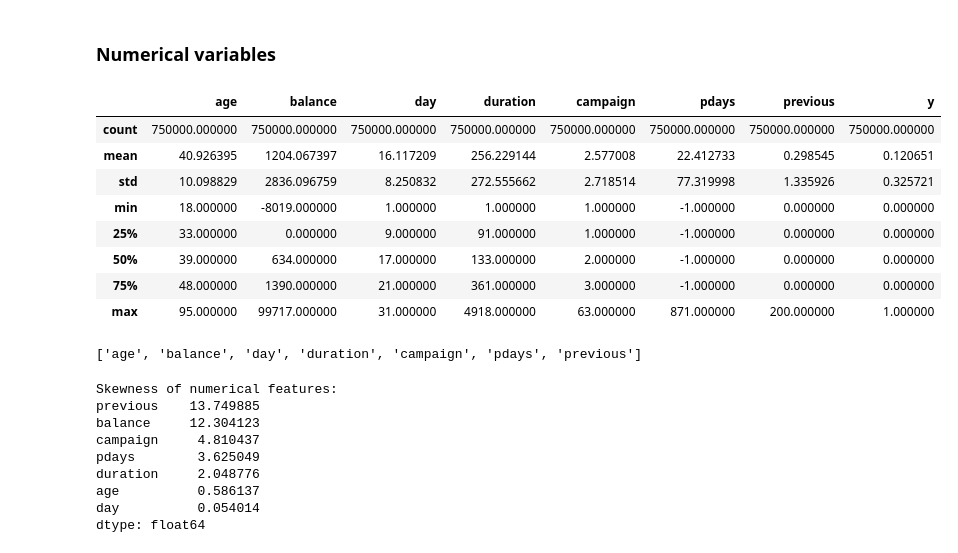
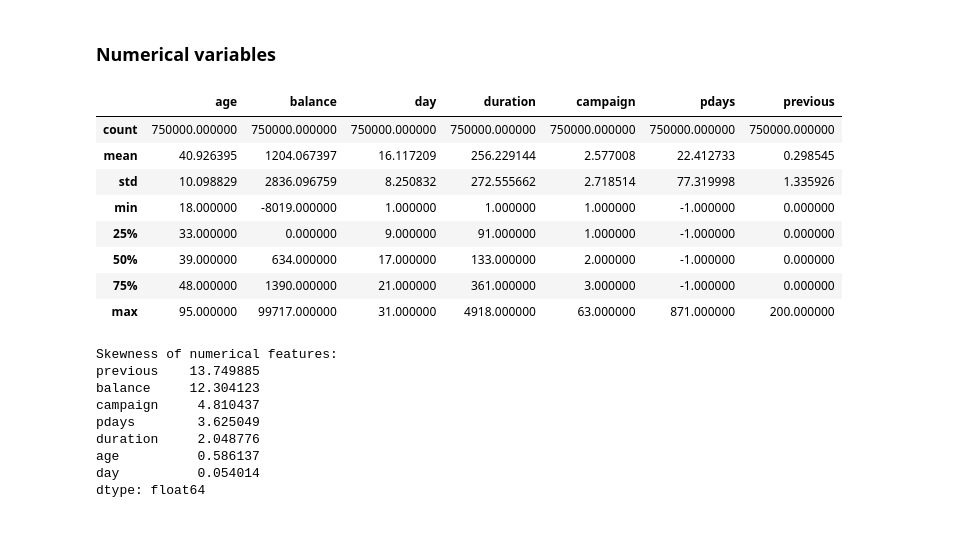
Before and after one commit to lucazini03/corradinizini-bank-classification, a Jupyter notebook: data-software/eda.ipynb, the cells around one changed output. Cells and saved outputs as stored; diff of their text form; code cells hidden in the pictures.

```diff
--- a/data-software/eda.ipynb
+++ b/data-software/eda.ipynb
@@ -192,22 +253,18 @@ def encode_categorical(train, test, method='onehot'):
 # %%
 #we describe the train dataset to get a statistical summary of the numerical features (not the categorical ones!)
 numeric_cols = train.select_dtypes(include=[np.number]).columns
-train[numeric_cols].describe()
+numerical_features = [col for col in numeric_cols if col != 'y']
+train[numerical_features].describe()
 # %% [output]
-|  | age | balance | day | duration | campaign | pdays | previous | y |
-| count | 750000.000000 | 750000.000000 | 750000.000000 | 750000.000000 | 750000.000000 | 750000.000000 | 750000.000000 | 750000.000000 |
-| mean | 40.926395 | 1204.067397 | 16.117209 | 256.229144 | 2.577008 | 22.412733 | 0.298545 | 0.120651 |
-| std | 10.098829 | 2836.096759 | 8.250832 | 272.555662 | 2.718514 | 77.319998 | 1.335926 | 0.325721 |
-| min | 18.000000 | -8019.000000 | 1.000000 | 1.000000 | 1.000000 | -1.000000 | 0.000000 | 0.000000 |
-| 25% | 33.000000 | 0.000000 | 9.000000 | 91.000000 | 1.000000 | -1.000000 | 0.000000 | 0.000000 |
-| 50% | 39.000000 | 634.000000 | 17.000000 | 133.000000 | 2.000000 | -1.000000 | 0.000000 | 0.000000 |
-| 75% | 48.000000 | 1390.000000 | 21.000000 | 361.000000 | 3.000000 | -1.000000 | 0.000000 | 0.000000 |
-| max | 95.000000 | 99717.000000 | 31.000000 | 4918.000000 | 63.000000 | 871.000000 | 200.000000 | 1.000000 |
+|  | age | balance | day | duration | campaign | pdays | previous |
+| count | 750000.000000 | 750000.000000 | 750000.000000 | 750000.000000 | 750000.000000 | 750000.000000 | 750000.000000 |
+| mean | 40.926395 | 1204.067397 | 16.117209 | 256.229144 | 2.577008 | 22.412733 | 0.298545 |
+| std | 10.098829 | 2836.096759 | 8.250832 | 272.555662 | 2.718514 | 77.319998 | 1.335926 |
+| min | 18.000000 | -8019.000000 | 1.000000 | 1.000000 | 1.000000 | -1.000000 | 0.000000 |
+| 25% | 33.000000 | 0.000000 | 9.000000 | 91.000000 | 1.000000 | -1.000000 | 0.000000 |
+| 50% | 39.000000 | 634.000000 | 17.000000 | 133.000000 | 2.000000 | -1.000000 | 0.000000 |
+| 75% | 48.000000 | 1390.000000 | 21.000000 | 361.000000 | 3.000000 | -1.000000 | 0.000000 |
+| max | 95.000000 | 99717.000000 | 31.000000 | 4918.000000 | 63.000000 | 871.000000 | 200.000000 |
-# %%
-numerical_features = [col for col in numeric_cols if col != 'y']
-print(numerical_features)
-# %% [output]
-['age', 'balance', 'day', 'duration', 'campaign', 'pdays', 'previous']
 # %%
 # for col in numerical_features:
 #     fig, axes = plt.subplots(1, 2, figsize=(10, 4))
```
Also changed, not shown: parts of 15 cells of this notebook, 9 other files.
